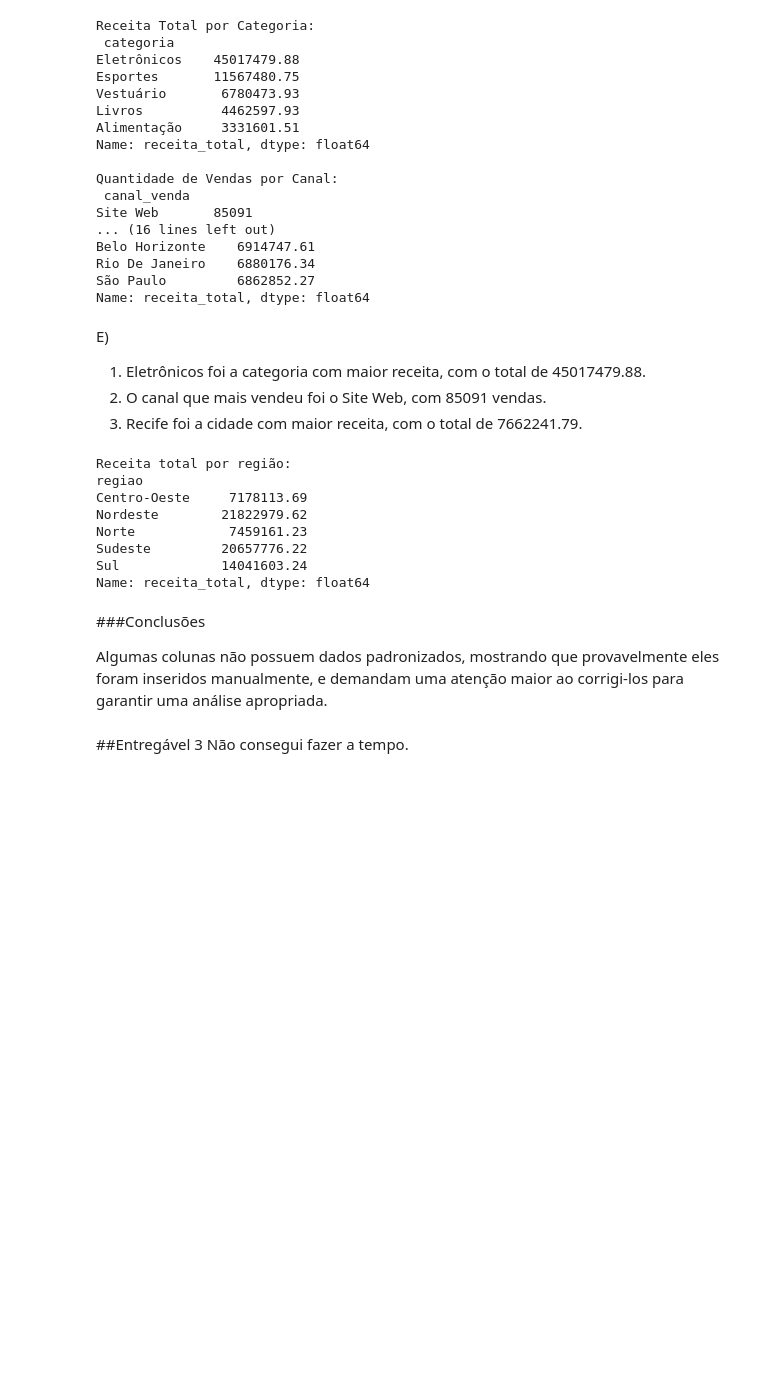
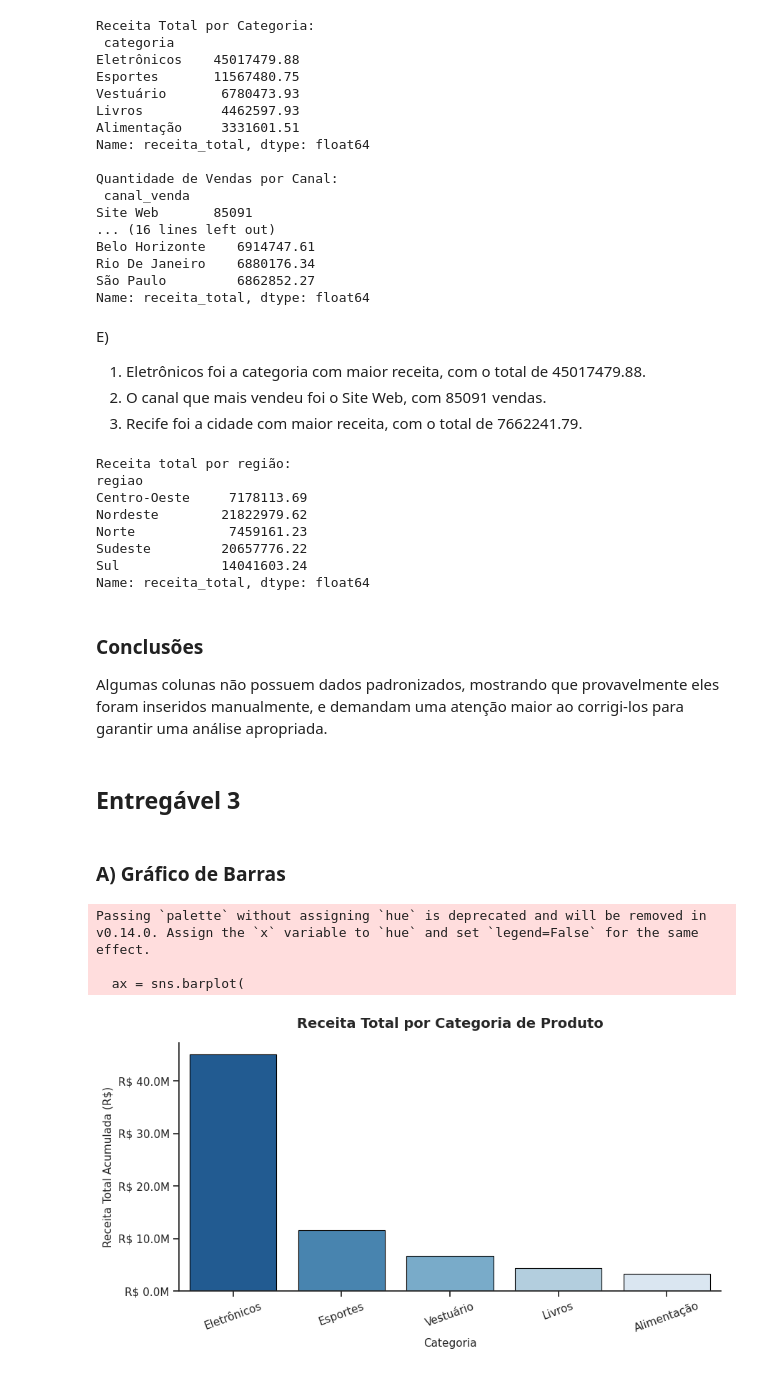
Before and after one commit to UFRJ-Analytica/ufrj-analytica-training, a Jupyter notebook: entregaveis/notebooks/caroline_nomura.ipynb, the cells around one changed output. Cells and saved outputs as stored; diff of their text form; code cells hidden in the pictures; blank space fills up the shorter version.

```diff
--- a/entregaveis/notebooks/caroline_nomura.ipynb
+++ b/entregaveis/notebooks/caroline_nomura.ipynb
@@ -8,7 +8,7 @@ import numpy as np
 import matplotlib.pyplot as plt
 import seaborn as sns
 
-df = pd.read_csv('../../data/vendas_brasil_1.csv')
+df = pd.read_csv('data/vendas_brasil_1.csv')
 
 # Cria os arrays
 preco_unitario = df['preco_unitario'].to_numpy()
@@ -384,9 +384,40 @@ Sudeste         20657776.22
 Sul             14041603.24
 Name: receita_total, dtype: float64
 # %% [markdown]
-###Conclusões
+### Conclusões
 
 Algumas colunas não possuem dados padronizados, mostrando que provavelmente eles foram inseridos manualmente, e demandam uma atenção maior ao corrigi-los para garantir uma análise apropriada.
 # %% [markdown]
-##Entregável 3
-Não consegui fazer a tempo.
+## Entregável 3
+# %% [markdown]
+### A) Gráfico de Barras
+# %%
+sns.set_theme(style="ticks", palette="muted")
+
+df_cat_receita = df.groupby('categoria', as_index=False)['receita_total'].sum()
+df_cat_receita = df_cat_receita.sort_values(by='receita_total', ascending=False)
+
+plt.figure(figsize=(9, 5))
+ax = sns.barplot(
+    data=df_cat_receita,
+    x='categoria',
+    y='receita_total',
+    palette='Blues_r',
+    edgecolor='black',
+    linewidth=0.8
+)
+
+plt.title('Receita Total por Categoria de Produto', fontsize=14, weight='bold', pad=15)
+plt.xlabel('Categoria', fontsize=11)
+plt.ylabel('Receita Total Acumulada (R$)', fontsize=11)
+plt.xticks(rotation=20)
+
+ax.yaxis.set_major_formatter(plt.FuncFormatter(lambda x, pos: f'R$ {x*1e-6:.1f}M'))
+sns.despine()
+plt.tight_layout()
+plt.show()
+# %% [output]
+Passing `palette` without assigning `hue` is deprecated and will be removed in v0.14.0. Assign the `x` variable to `hue` and set `legend=False` for the same effect.
+
+  ax = sns.barplot(
+[figure, added]
```
Also changed, not shown: parts of 15 cells of this notebook.
